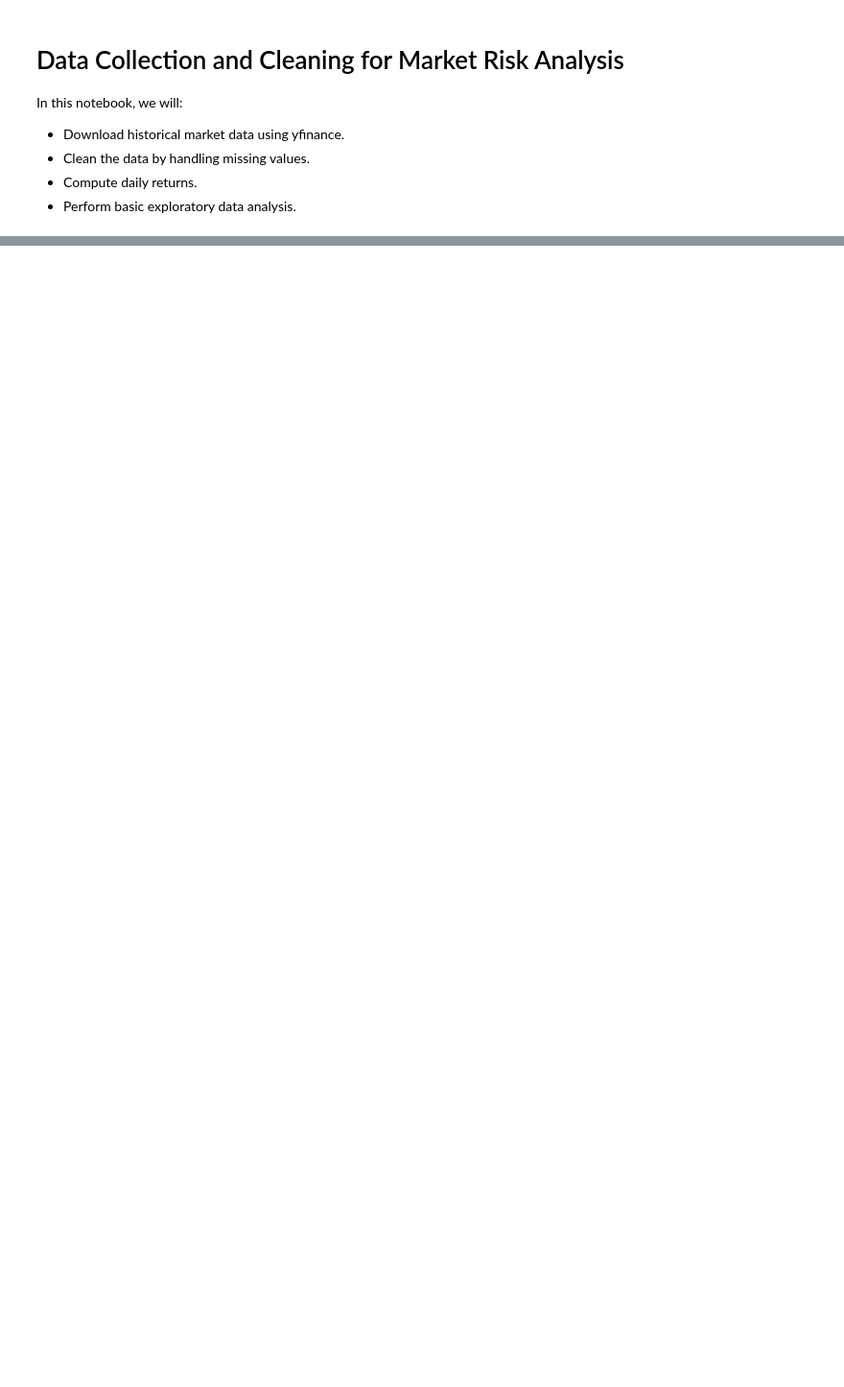
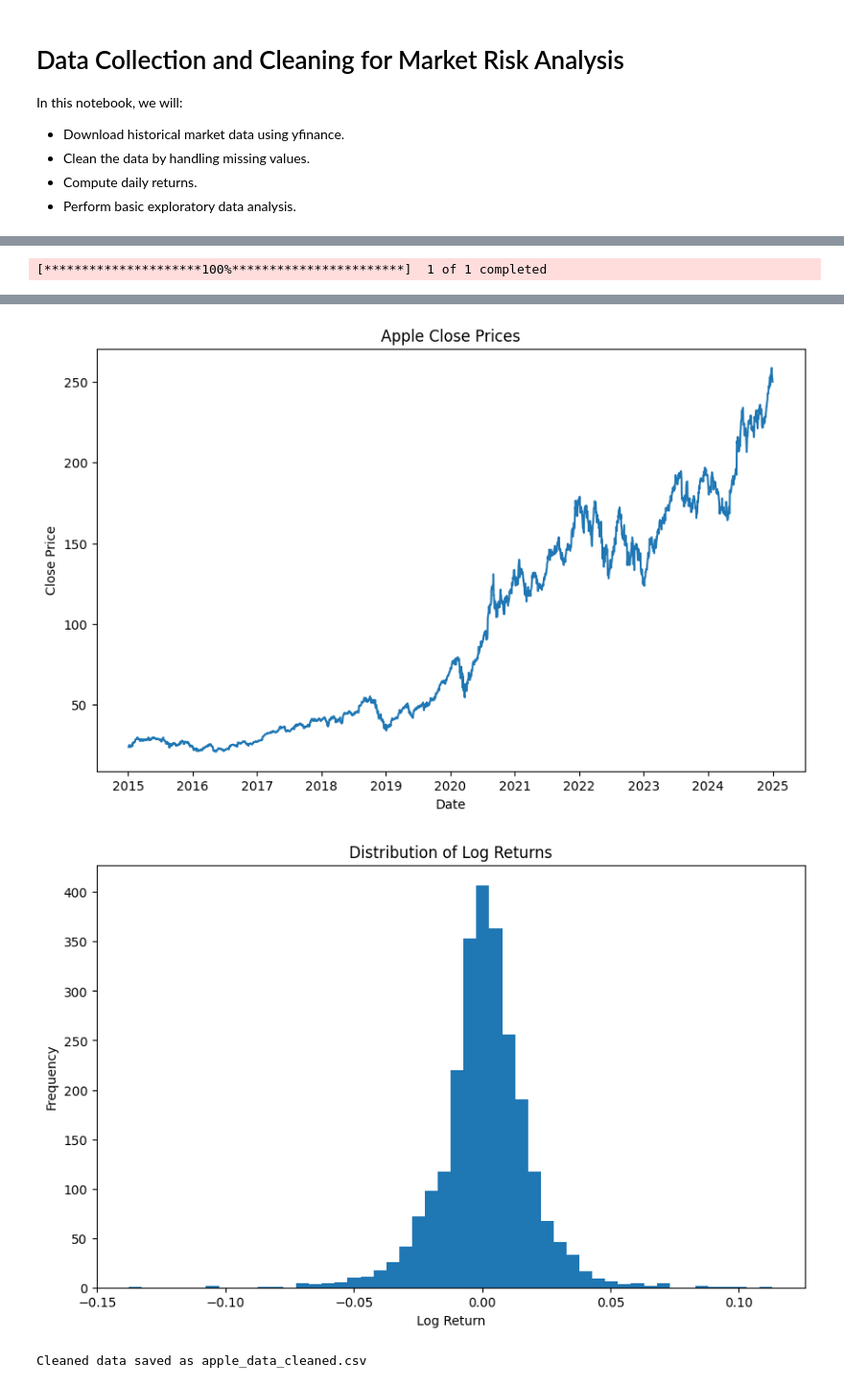
Before and after one commit to akassh9/MarketRiskVaR-Project, a Jupyter notebook: Data_Collection_and_Cleaning.ipynb, the cells around one changed output, grey strips where cells are left out. Shown at 96% size. Drawn from its saved outputs; the diff is of its cells as text; code cells hidden in the pictures; blank space fills up the shorter version.

```diff
--- a/Data_Collection_and_Cleaning.ipynb
+++ b/Data_Collection_and_Cleaning.ipynb
@@ -96,0 +98,72 @@ Cleaned data saved as sp500_data_cleaned.csv
+# %%
+import yfinance as yf
+import pandas as pd
+import numpy as np
+import matplotlib.pyplot as plt
+
+# parameters for data download
+ticker = 'AAPL'  # Corrected ticker symbol
+start_date = '2015-01-01'
+end_date = '2025-01-01'
+
+# AAPL data; columns are stored as a MultiIndex
+apple = yf.download(ticker, start=start_date, end=end_date)
+
+# Check if the DataFrame is empty
+if apple.empty:
+    print("Error: AAPL data download failed. Check the ticker symbol, date range, and network connection.")
+else:
+    # printing the first few rows
+    print("Initial data:")
+    print(apple.head())
+
+    # missing values
+    print("\nMissing values in each column:")
+    print(apple.isnull().sum())
+
+    print("\nType of apple:")
+    print(type(apple))
+
+    # missing values fill using forward-fill
+    apple = apple.ffill()
+
+    print("\nColumns after forward-fill:")
+    print(apple.columns)
+
+    # log returns
+    apple.loc[:, ('Log Returns', 'AAPL')] = np.log(
+        apple.loc[:, ('Close', 'AAPL')] / apple.loc[:, ('Close', 'AAPL')].shift(1)
+    )
+
+    # dropping no return row
+    apple = apple.dropna(subset=[('Log Returns', 'AAPL')])
+
+    # check print row
+    print("\nFirst five rows of Close and Log Returns:")
+    print(apple[[('Close', 'AAPL'), ('Log Returns', 'AAPL')]].head())
+
+    # summary statistics for Log returns
+    print("\nSummary statistics for Log Returns:")
+    print(apple[[('Log Returns', 'AAPL')]].describe())
+
+    # closing price over time
+    plt.figure(figsize=(10, 6))
+    plt.plot(apple.index, apple[('Close', 'AAPL')])  # Corrected DataFrame name
+    plt.title("Apple Close Prices")
+    plt.xlabel("Date")
+    plt.ylabel("Close Price")
+    plt.show()
+
+    # returns histogram
+    plt.figure(figsize=(10, 6))
+    plt.hist(apple[('Log Returns', 'AAPL')], bins=50)
+    plt.title("Distribution of Log Returns")
+    plt.xlabel("Log Return")
+    plt.ylabel("Frequency")
+    plt.show()
+
+    # CSV output
+    apple.to_csv("apple_data_cleaned.csv", index=True)
+    print("Cleaned data saved as apple_data_cleaned.csv")
+# %% [output]
+[*********************100%***********************]  1 of 1 completed
@@ -96,0 +187,3 @@ Cleaned data saved as sp500_data_cleaned.csv
+[figure, added]
+[figure, added]
+Cleaned data saved as apple_data_cleaned.csv
```
Also changed, not shown: parts of 11 cells of this notebook, 12 other files.
